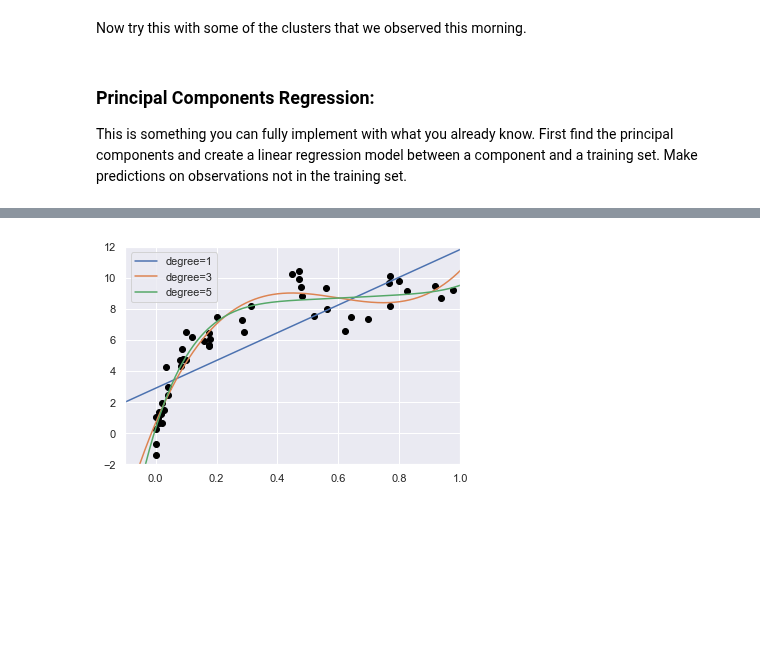
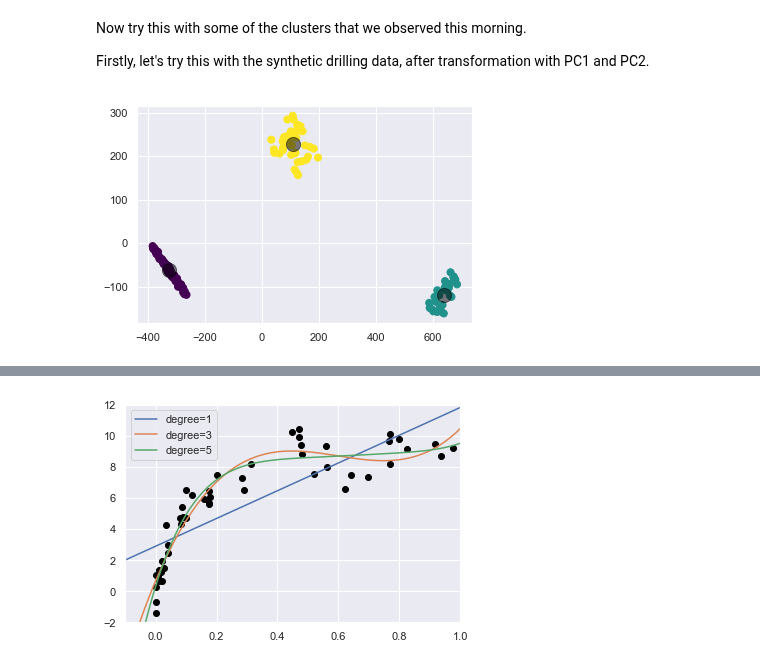
Before and after one commit to core-skills/06-multivariate-analysis, a Jupyter notebook: notebooks/week4_pm1.ipynb, the cells around one changed output, grey strips where cells are left out. Drawn from its saved outputs; the diff is of its cells as text; code cells hidden in the pictures; blank space fills up the shorter version.

Commit message:
Update week4_pm1

```diff
--- a/notebooks/week4_pm1.ipynb
+++ b/notebooks/week4_pm1.ipynb
@@ -45,6 +45,35 @@ plt.scatter(centers[:, 0], centers[:, 1], c='black', s=200, alpha=0.5);
 # %% [markdown]
 Now try this with some of the clusters that we observed this morning.
+
+Firstly, let's try this with the synthetic drilling data, after transformation with PC1 and PC2.
-# %% [markdown]
-### Principal Components Regression:
-
-This is something you can fully implement with what you already know.  First find the principal components and create a linear regression model between a component and a training set.  Make predictions on observations not in the training set.
+# %%
+import numpy as np
+import matplotlib.pyplot as plt
+from sklearn.decomposition import PCA
+from sklearn.cluster import KMeans
+
+from week4_help import create_composition_dataframe, create_observations, create_templates_matrix
+
+# Create the templates as per the morning
+templates = create_templates_matrix()
+# Create 150 sets of ground truth assays
+compositions = create_composition_dataframe(150)
+# Use the templates and ground truth to create synthetic observations
+observations = create_observations(compositions, templates)
+# Transpose them to put observations into tidy data format
+transposed_observations = observations.transpose()
+
+pca = PCA(n_components=5)
+pca.fit(transposed_observations)
+# the transformed features are often referred to as scores in the
+# context of PCA
+scores = pca.transform(transposed_observations)
+clustering_model = KMeans(n_clusters=3)
+X = scores[:, [0,1]]
+clustering_model.fit(X)
+cluster_labels = clustering_model.predict(X)
+plt.scatter(X[:,0], X[:,1], c=cluster_labels, s=50, cmap='viridis')
+cluster_centres = clustering_model.cluster_centers_
+plt.scatter(cluster_centres[:, 0], cluster_centres[:, 1], c='black', s=200, alpha=0.5);
+# %% [output]
+[figure, added]
```
Also changed, not shown: parts of 27 cells of this notebook.
